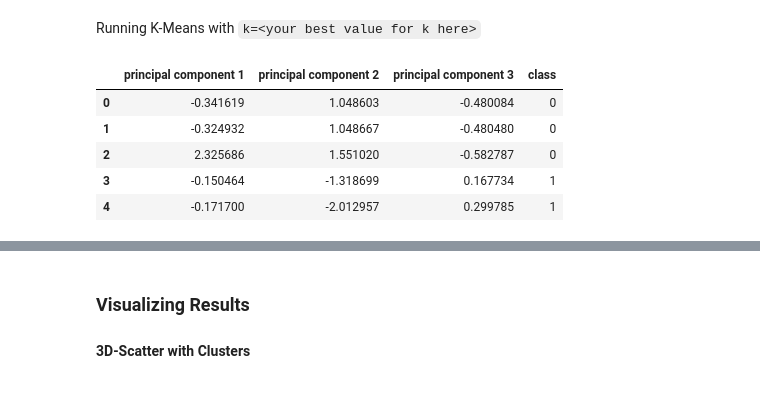
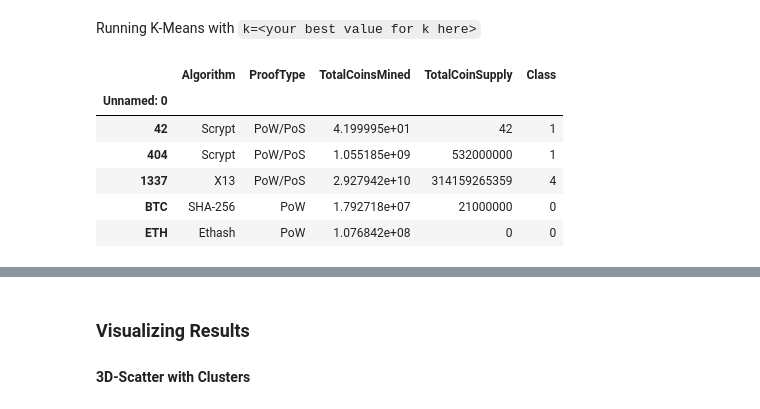
Before and after one commit to dbogatic/AWS-SageMaker-homework, a Jupyter notebook: crypto_clustering.ipynb, the cells around one changed output, grey strips where cells are left out. Saved outputs shown, nothing was run; the diff lists cells and outputs as text; code cells hidden in the pictures.

```diff
--- a/crypto_clustering.ipynb
+++ b/crypto_clustering.ipynb
@@ -177,8 +177,8 @@ crypto_df.head()
 | ETH | Ethash | PoW | 1.076842e+08 | 0 |
 # %%
 # Create dummy variables for text features
-crypto_df = pd.get_dummies(crypto_df, columns=['Algorithm', 'ProofType'])
-crypto_df.head()
+crypto_df_dummies = pd.get_dummies(crypto_df, columns=['Algorithm', 'ProofType'])
+crypto_df_dummies.head()
 # %% [output]
 |  | TotalCoinsMined | TotalCoinSupply | Algorithm_1GB AES Pattern Search | Algorithm_536 | Algorithm_Argon2d | ... |
 | Unnamed: 0 |  |  |  |  |  | ... |
@@ -191,7 +191,7 @@ crypto_df.head()
 # %%
 # Standardize data
 scaler = StandardScaler()
-crypto_data_scaled = scaler.fit_transform(crypto_df)
+crypto_data_scaled = scaler.fit_transform(crypto_df_dummies)
 print(crypto_data_scaled[0:5])
 # %% [output]
 [[-0.11710817 -0.1528703  -0.0433963  -0.0433963  -0.0433963  -0.06142951
@@ -219,6 +219,6 @@ pca = PCA(n_components=3)
 crypto_pca = pca.fit_transform(crypto_data_scaled)
 # %%
 # Create a DataFrame with the principal components data
-crypto_pca_df = pd.DataFrame(crypto_pca, columns=["principal component 1", "principal component 2", "principal component 3"])
-crypto_pca
+pca_df = pd.DataFrame(crypto_pca, columns=["PCA 1", "PCA 2", "PCA 3"], index=crypto_df.index)
+pca_df.head()
 # %% [output]
@@ -254,17 +254,18 @@ Running K-Means with `k=<your best value for k here>`
 # %%
 # Initialize the K-Means model
 model = KMeans(n_clusters=5, random_state=0)
 # Fit the model
-model.fit(crypto_pca)
+model.fit(pca_df)
 # Predict clusters
-predictions = model.predict(crypto_pca)
+predictions = model.predict(pca_df)
 # Create a new DataFrame including predicted clusters and cryptocurrencies features
-crypto_pca_df["class"] = model.labels_
-crypto_pca_df.head()
+crypto_df['Class'] = model.labels_
+crypto_df.head()
 # %% [output]
-|  | principal component 1 | principal component 2 | principal component 3 | class |
-| 0 | -0.341619 | 1.048603 | -0.480084 | 0 |
-| 1 | -0.324932 | 1.048667 | -0.480480 | 0 |
-| 2 | 2.325686 | 1.551020 | -0.582787 | 0 |
-| 3 | -0.150464 | -1.318699 | 0.167734 | 1 |
-| 4 | -0.171700 | -2.012957 | 0.299785 | 1 |
+|  | Algorithm | ProofType | TotalCoinsMined | TotalCoinSupply | Class |
+| Unnamed: 0 |  |  |  |  |  |
+| 42 | Scrypt | PoW/PoS | 4.199995e+01 | 42 | 1 |
+| 404 | Scrypt | PoW/PoS | 1.055185e+09 | 532000000 | 1 |
+| 1337 | X13 | PoW/PoS | 2.927942e+10 | 314159265359 | 4 |
+| BTC | SHA-256 | PoW | 1.792718e+07 | 21000000 | 0 |
+| ETH | Ethash | PoW | 1.076842e+08 | 0 | 0 |
```
Also changed, not shown: parts of 7 cells of this notebook.
